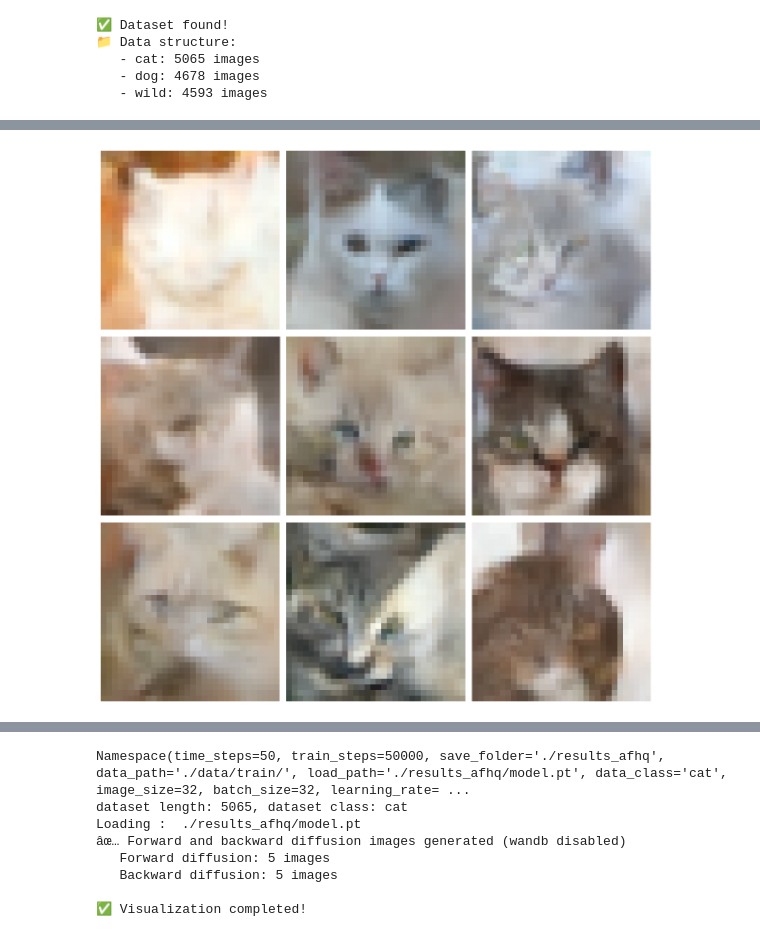
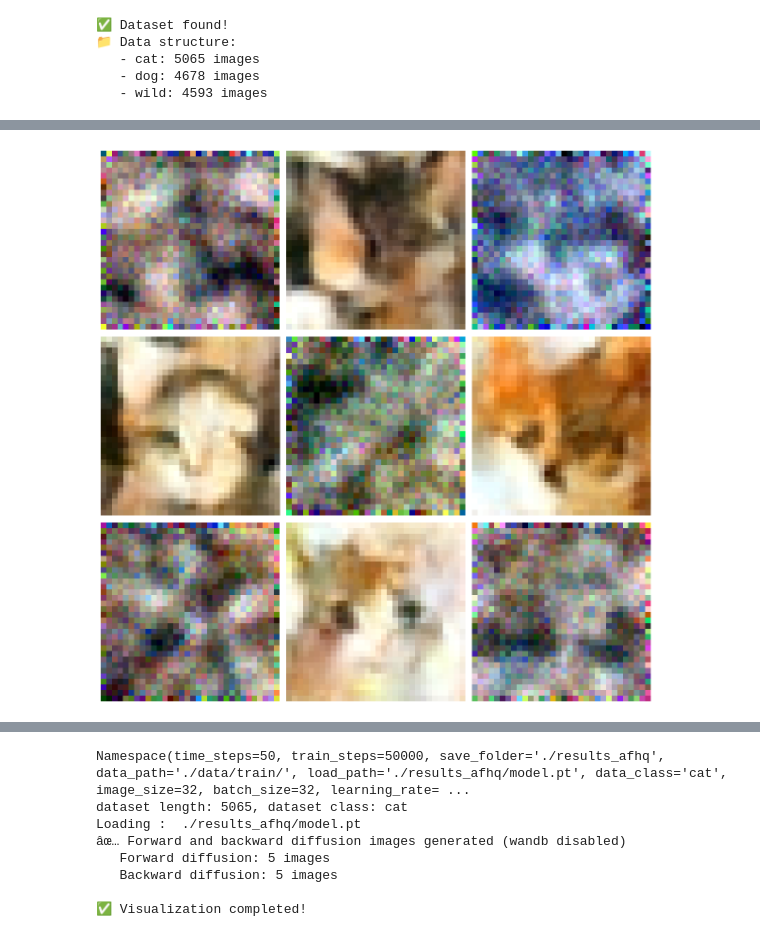
Before and after one commit to dhairyamishra/Variational-Autoencoder-and-Diffusion-Models-on-Animal-Faces-HQ-dataset__CVA_3, a Jupyter notebook: A3_PartB/A3_PartB/run_diffusion.ipynb, the cells around one changed output, grey strips where cells are left out. Saved outputs shown, nothing was run; the diff lists cells and outputs as text; code cells hidden in the pictures.

```diff
--- a/A3_PartB/A3_PartB/run_diffusion.ipynb
+++ b/A3_PartB/A3_PartB/run_diffusion.ipynb
@@ -132,29 +131,29 @@ Loading :  ./test_run/model.pt
 # %%
 # Display generated samples
 import matplotlib.pyplot as plt
 from PIL import Image
 import os
 
-results_path = './results_afhq'  # Change to './test_run' for quick test results
+results_path = './test_run'  # Change to './test_run' for quick test results
 
 # Get sample folders
 sample_folders = sorted([d for d in os.listdir(results_path)
                         if os.path.isdir(os.path.join(results_path, d)) and d.startswith('sample_ddpm_')])
 
 if sample_folders:
     # Display 9 samples from the last checkpoint
     last_folder = os.path.join(results_path, sample_folders[-1])
     sample_images = sorted([f for f in os.listdir(last_folder) if f.endswith('.png')])[:9]
 
     fig, axes = plt.subplots(3, 3, figsize=(12, 12))
     axes = axes.flatten()
 
     for idx, img_file in enumerate(sample_images):
         img = Image.open(os.path.join(last_folder, img_file))
         axes[idx].imshow(img)
         axes[idx].axis('off')
 
     plt.tight_layout()
     plt.show()
 # %% [output]
-[figure, old version]
+[figure, new version]
```
Also changed, not shown: parts of 10 cells of this notebook, 1 other file.
